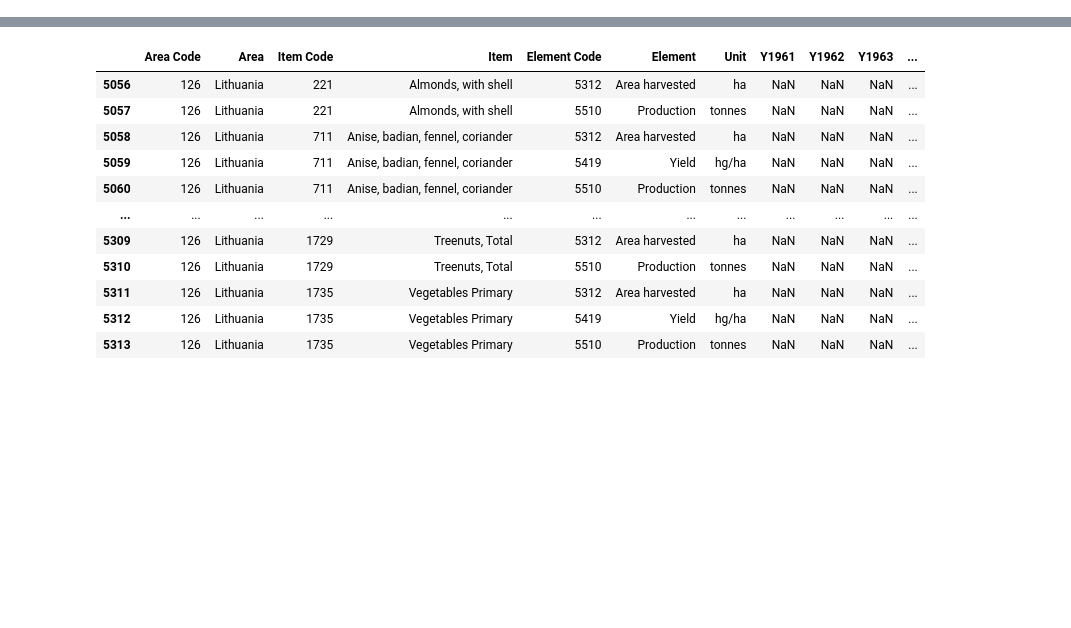
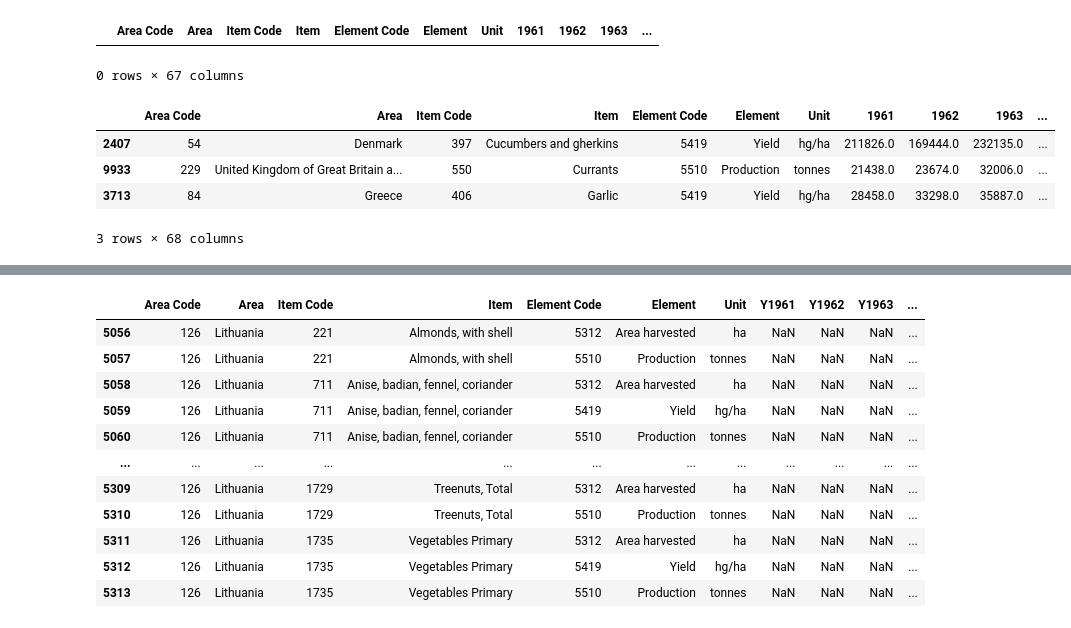
Before and after one commit to dekristi/Tech_Test, a Jupyter notebook: SGT_Project.ipynb, the cells around one changed output, grey strips where cells are left out. Cells and saved outputs as stored; diff of their text form; code cells hidden in the pictures; blank space fills up the shorter version.

```diff
--- a/SGT_Project.ipynb
+++ b/SGT_Project.ipynb
@@ -74,0 +94,3 @@ memory usage: 5.3+ MB
+# %%
+df.dropna(inplace=True)
+df.shape
@@ -74,0 +121,15 @@ memory usage: 5.3+ MB
+# %%
+# Converting country name (column 'Area') into continent name
+
+def convert(row):
+    try:
+        cn_code = pc.country_name_to_country_alpha2(row.Area, cn_name_format='default')
+        conti_code = pc.country_alpha2_to_continent_code(cn_code)
+        return conti_code
+    except:
+        None # If can't find such country then return None
+# %%
+# Creating nem column 'Continent'
+
+df['Continent'] = df.apply(convert, axis = 1)
+df.sample(3)
@@ -74,0 +142,25 @@ memory usage: 5.3+ MB
+# %%
+df[df['Continent']==None] ## should be None values???!!!
+# %% [output]
+|  | Area Code | Area | Item Code | Item | Element Code | Element | Unit | 1961 | 1962 | 1963 | ... |
+0 rows × 67 columns
+# %%
+# Converting conutry name into short name
+
+def country(row):
+    try:
+        countr_code =  pc.country_name_to_country_alpha2(row.Area, cn_name_format='default')
+        return countr_code
+    except:
+        return None
+# %%
+#Creating new column with country short name
+
+df['Country'] = df.apply(country, axis = 1)
+df.sample(3)
+# %% [output]
+|  | Area Code | Area | Item Code | Item | Element Code | Element | Unit | 1961 | 1962 | 1963 | ... |
+| 2407 | 54 | Denmark | 397 | Cucumbers and gherkins | 5419 | Yield | hg/ha | 211826.0 | 169444.0 | 232135.0 | ... |
+| 9933 | 229 | United Kingdom of Great Britain a... | 550 | Currants | 5510 | Production | tonnes | 21438.0 | 23674.0 | 32006.0 | ... |
+| 3713 | 84 | Greece | 406 | Garlic | 5419 | Yield | hg/ha | 28458.0 | 33298.0 | 35887.0 | ... |
+3 rows × 68 columns
```
Also changed, not shown: parts of 36 cells of this notebook, 2 other files.
